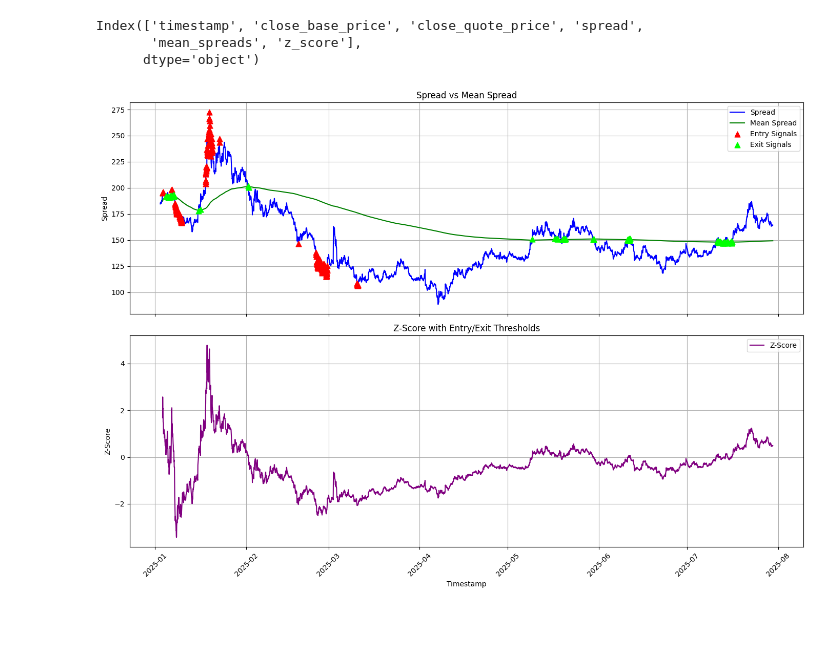
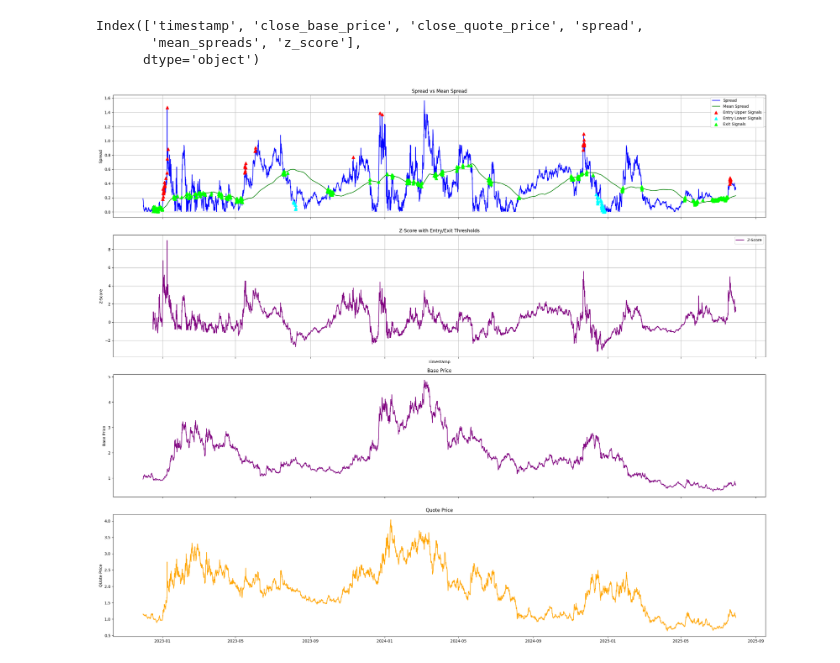
Before and after one commit to Nearezz/PCA-Mean-Reversion, a Jupyter notebook: notebooks/pca_for_indivdual_ticker.ipynb, the cells around one changed output. Saved outputs shown, nothing was run; the diff lists cells and outputs as text; code cells hidden in the pictures; blank space fills up the shorter version.

```diff
--- a/notebooks/pca_for_indivdual_ticker.ipynb
+++ b/notebooks/pca_for_indivdual_ticker.ipynb
@@ -84,9 +84,9 @@ tickers_4h = {
     "AAVE_4h" : "../Data/4h_Data/AAVE_USDC_USDC_4h.csv"
 }
 # %%
-base_symbol = "SOL"
-quote_symbol = "LINK"
-timeframe = "1h"
+base_symbol = "OP"
+quote_symbol = "LDO"
+timeframe = "4h"
 
 ticker_map = {
     "1m": tickers_1m,
@@ -265,8 +265,8 @@ merged_df = pd.merge(base_df,quote_df,on='timestamp',how='inner')
 # %%
 spreads = np.abs(merged_df['close_base_price'].values - merged_df['close_quote_price'].values)
 
-mean_spreads = pd.Series(spreads).expanding(min_periods=20).mean().values
-rolling_std   = pd.Series(spreads).expanding(min_periods=20).std().values
+mean_spreads = pd.Series(spreads).rolling(window=500, min_periods=100).mean()
+rolling_std   = pd.Series(spreads).rolling(window=500, min_periods=100).std().values
 
 z_scores = (spreads - mean_spreads) / rolling_std
 
@@ -282,8 +282,7 @@ Index(['timestamp', 'close_base_price', 'close_quote_price', 'spread',
        'mean_spreads', 'z_score'],
       dtype='object')
 # %%
-
-fig, (ax1, ax2) = plt.subplots(nrows=2, ncols=1, figsize=(14, 10), sharex=True)
+fig, (ax1, ax2,ax3,ax4) = plt.subplots(nrows=4, ncols=1, figsize=(24, 20), sharex=True)
 
 # ------------------------------
 # Top Plot: Spread + Mean Spread
@@ -294,41 +293,76 @@ ax1.set_ylabel("Spread")
 ax1.set_title("Spread vs Mean Spread")
 ax1.legend()
 ax1.grid(True)
+
+
+# ------------------------------
+# Price Plot: Base + Quote Price
+# ------------------------------
+ax3.plot(merged_df['timestamp'], merged_df['close_base_price'], label='base price', color='purple')
+ax3.set_title("Base Price")
+ax3.set_ylabel("Base Price")
+
+ax4.plot(merged_df['timestamp'], merged_df['close_quote_price'], label='base price', color='orange')
+ax4.set_title("Quote Price")
+ax4.set_ylabel("QUote Price")
+
 
 # ------------------------------
 # Bottom Plot: Z-Score + Thresholds
 # ------------------------------
 
 ax2.plot(merged_df['timestamp'], merged_df['z_score'], label='Z-Score', color='purple')
 ax2.set_ylabel("Z-Score")
 ax2.set_title("Z-Score with Entry/Exit Thresholds")
 ax2.legend()
 ax2.grid(True)
 
 # X-axis
 ax2.set_xlabel("Timestamp")
 plt.setp(ax2.get_xticklabels(), rotation=45)
 
-## ------------------------------
+# ------------------------------
 # Plot: Entry Signals
 # ------------------------------
-entry_threshold = 2
-epsilon = 1
 
-entry_signals = merged_df[abs(merged_df['z_score']) > entry_threshold]
+z_scores = z_scores[~np.isnan(z_scores)]
+z_scores = np.array(z_scores)
+sorted_z_score = np.sort(z_scores)
+perc_threshold = 0.01
+
+sorted_z_score = np.sort(z_scores)
+threshold = int(len(sorted_z_score) * perc_threshold)
+
+
+upper_tail = sorted_z_score[-threshold:]
+lower_tail = sorted_z_score[:threshold]
+
+
+
+upper_bound = upper_tail.min()
+lower_bound = lower_tail.max()
+
+
+epsilon = .10 * mean_spreads.mean()
+
+entry_upper = merged_df[merged_df['z_score'] > upper_bound]
+entry_lower = merged_df[merged_df['z_score'] < lower_bound]
+
 exit_signals = merged_df[
     abs(merged_df['spread'] - merged_df['mean_spreads']) < epsilon
 ]
 
-ax1.scatter(entry_signals['timestamp'],entry_signals['spread'],color='red',marker="^",label='Entry Signals', s=60, zorder=10)
+ax1.scatter(entry_upper['timestamp'],entry_upper['spread'],color='red',marker="^",label='Entry Upper Signals', s=60, zorder=10)
+ax1.scatter(entry_lower['timestamp'],entry_lower['spread'],color='cyan',marker="^",label='Entry Lower Signals', s=60, zorder=10)
+
 ax1.scatter(exit_signals['timestamp'],exit_signals['spread'],color='lime',marker="^",label='Exit Signals', s=60, zorder=10)
 ax1.legend()
 
 
 
 
 
 plt.tight_layout()
 plt.show()
 # %% [output]
-[figure, old version]
+[figure, new version]
```
Also changed, not shown: parts of 11 cells of this notebook, 5 other files.
